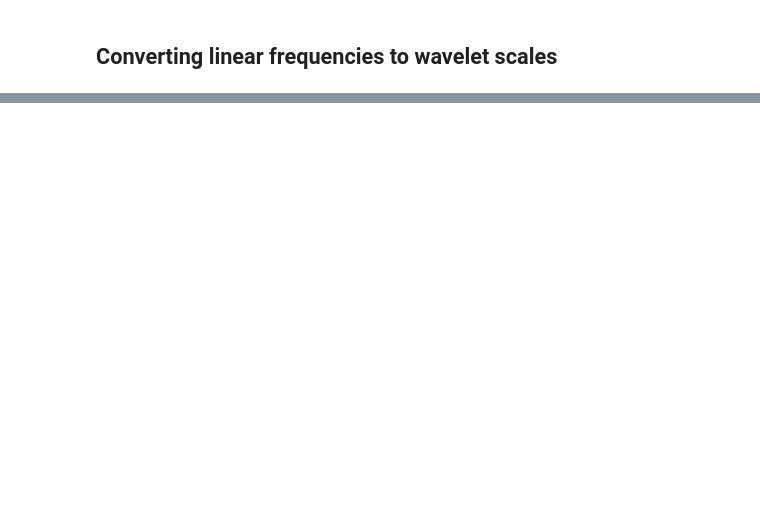
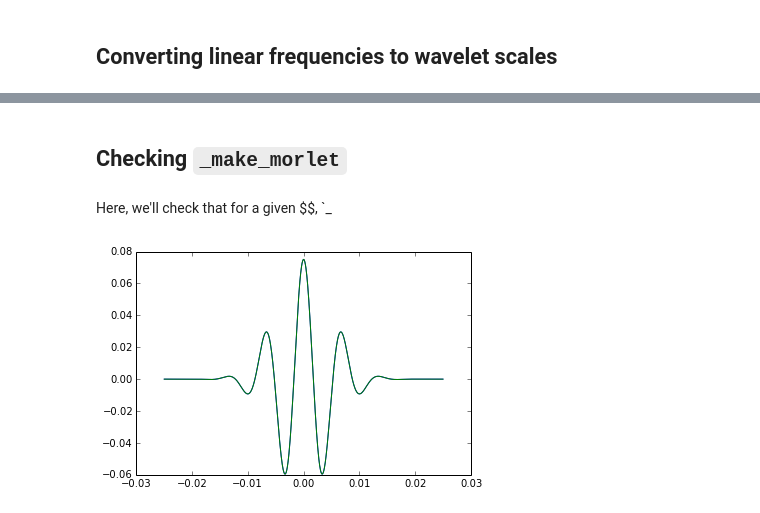
Before and after one commit to jmxpearson/physutils, a Jupyter notebook: examples/notes_on_wavelet_normalization.ipynb, the cells around one changed output, grey strips where cells are left out. Cells and saved outputs as stored; diff of their text form; code cells hidden in the pictures; blank space fills up the shorter version.

```diff
--- a/examples/notes_on_wavelet_normalization.ipynb
+++ b/examples/notes_on_wavelet_normalization.ipynb
@@ -105,0 +147,16 @@ In its current form, `continuous_wavelet` implements the relationship above, com
+# %% [markdown]
+## Checking `_make_morlet`
+# %% [markdown]
+Here, we'll check that for a given $$, `_
+# %%
+dt = 1. / 200
+N = 1000
+b = 100
+ka = 4.5
+x = (np.arange(0, N) - (N - 1.0) / 2) / b
+plt.plot(x * dt , np.real(psi3(x, 1, w))/np.sqrt(b));
+
+tfmorl = tf._make_morlet(w)
+plt.plot(x * dt, np.real(tfmorl(N, b)));
+# %% [output]
+[figure, added]
```
Also changed, not shown: parts of 15 cells of this notebook.
